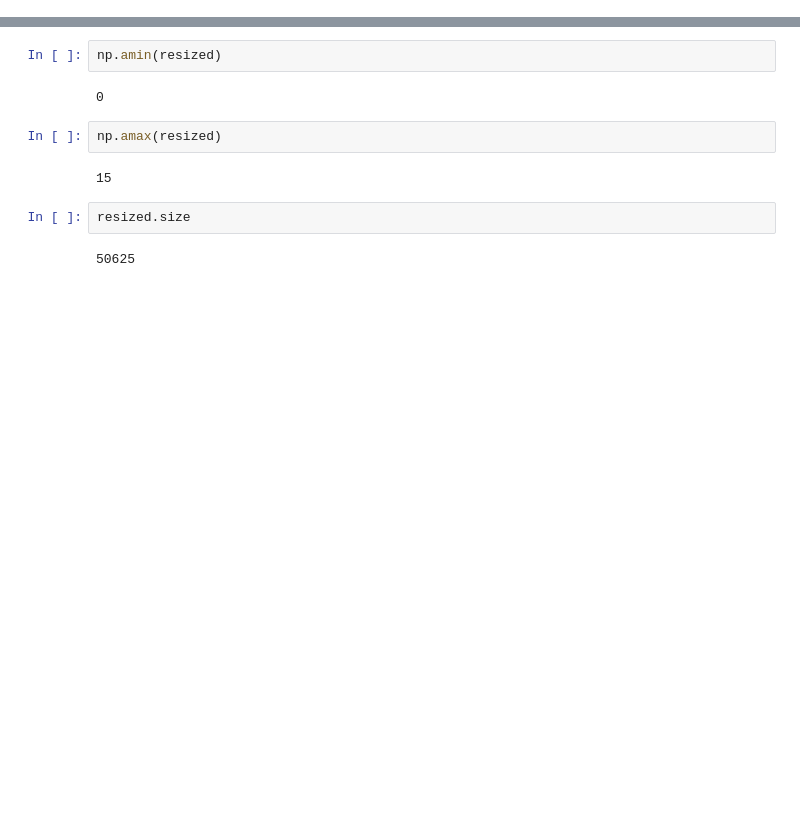
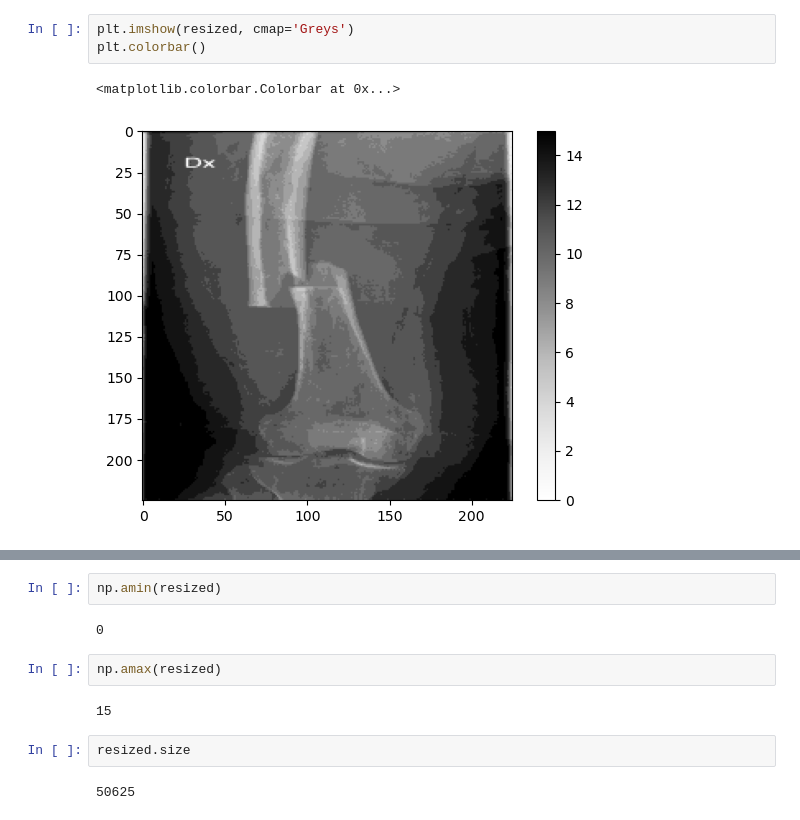
Before and after one commit to chayansraj/Vision-Transformer-Research, a Jupyter notebook: image_analysis.ipynb, the cells around one changed output, grey strips where cells are left out. Saved outputs shown, nothing was run; the diff lists cells and outputs as text; blank space fills up the shorter version.

```diff
--- a/image_analysis.ipynb
+++ b/image_analysis.ipynb
@@ -40,3 +41,9 @@ io.show()
+# %%
+plt.imshow(resized, cmap='Greys')
+plt.colorbar()
+# %% [output]
+<matplotlib.colorbar.Colorbar at 0x...>
+[figure, added]
 # %%
 resized.shape
 # %% [output]
```
Also changed, not shown: parts of 4 cells of this notebook.
